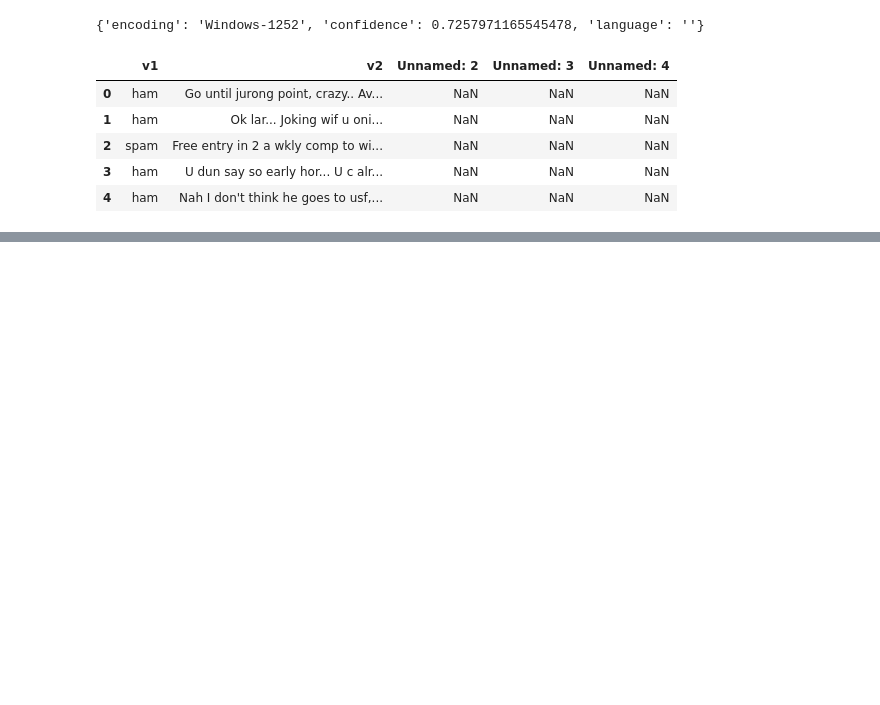
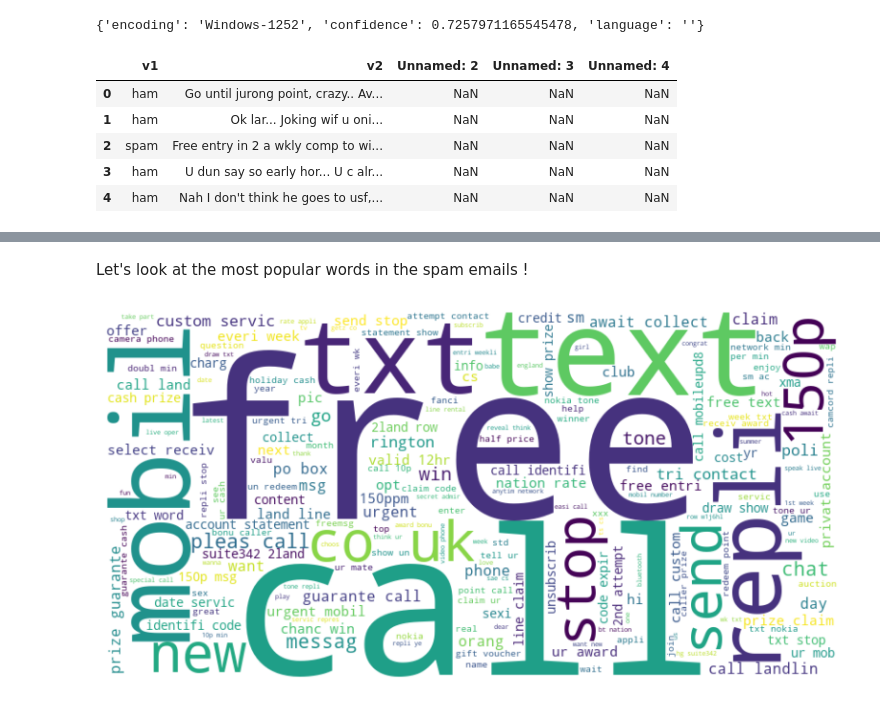
Before and after one commit to tarikko/SimpleSpamDetection, a Jupyter notebook: SpamDetection.ipynb, the cells around one changed output, grey strips where cells are left out. Cells and saved outputs as stored; diff of their text form; code cells hidden in the pictures; blank space fills up the shorter version.

Commit message:
Added markdown text and better preprocessing 	new file:   .idea/vcs.xml 	modified:   SpamDetection.ipynb 	new file:   output.png

```diff
--- a/SpamDetection.ipynb
+++ b/SpamDetection.ipynb
@@ -25,0 +87,26 @@ spam.head()
+# %%
+spam = spam.rename(columns={"v1": "out", "v2": "msg"})
+# %%
+def preprocess_text(text):
+    # Convert to lowercase
+    text = text.lower()
+    # Remove punctuation and numbers
+    text = re.sub(r'\W+', ' ', text)
+    # Remove single characters
+    text = re.sub(r'\b\w\b', '', text)
+    # Remove extra spaces
+    text = re.sub(r'\s+', ' ', text).strip()
+
+    # Remove stop words
+    stop_words = set(stopwords.words('english'))
+    text = ' '.join([word for word in text.split() if word not in stop_words])
+
+    # Stemming
+    ps = PorterStemmer()
+    text = ' '.join([ps.stem(word) for word in text.split()])
+
+    return text
+
+# Apply the preprocessing function to the 'msg' column
+spam['msg'] = spam['msg'].apply(preprocess_text)
+spam.head()
@@ -25,0 +120,23 @@ spam.head()
+# %% [markdown]
+Let's look at the most popular words in the spam emails !
+# %%
+from wordcloud import WordCloud
+
+import matplotlib.pyplot as plt
+
+# Filter spam messages
+spam_messages = spam[spam['out'] == 'spam']['msg']
+
+# Combine all spam messages into a single string
+spam_text = ' '.join(spam_messages)
+
+# Generate the word cloud
+wordcloud = WordCloud(width=800, height=400, background_color='white').generate(spam_text)
+
+# Display the word cloud
+plt.figure(figsize=(10, 5))
+plt.imshow(wordcloud, interpolation='bilinear')
+plt.axis('off')
+plt.show()
+# %% [output]
+[figure, added]
```
Also changed, not shown: parts of 21 cells of this notebook, 1 other file.
